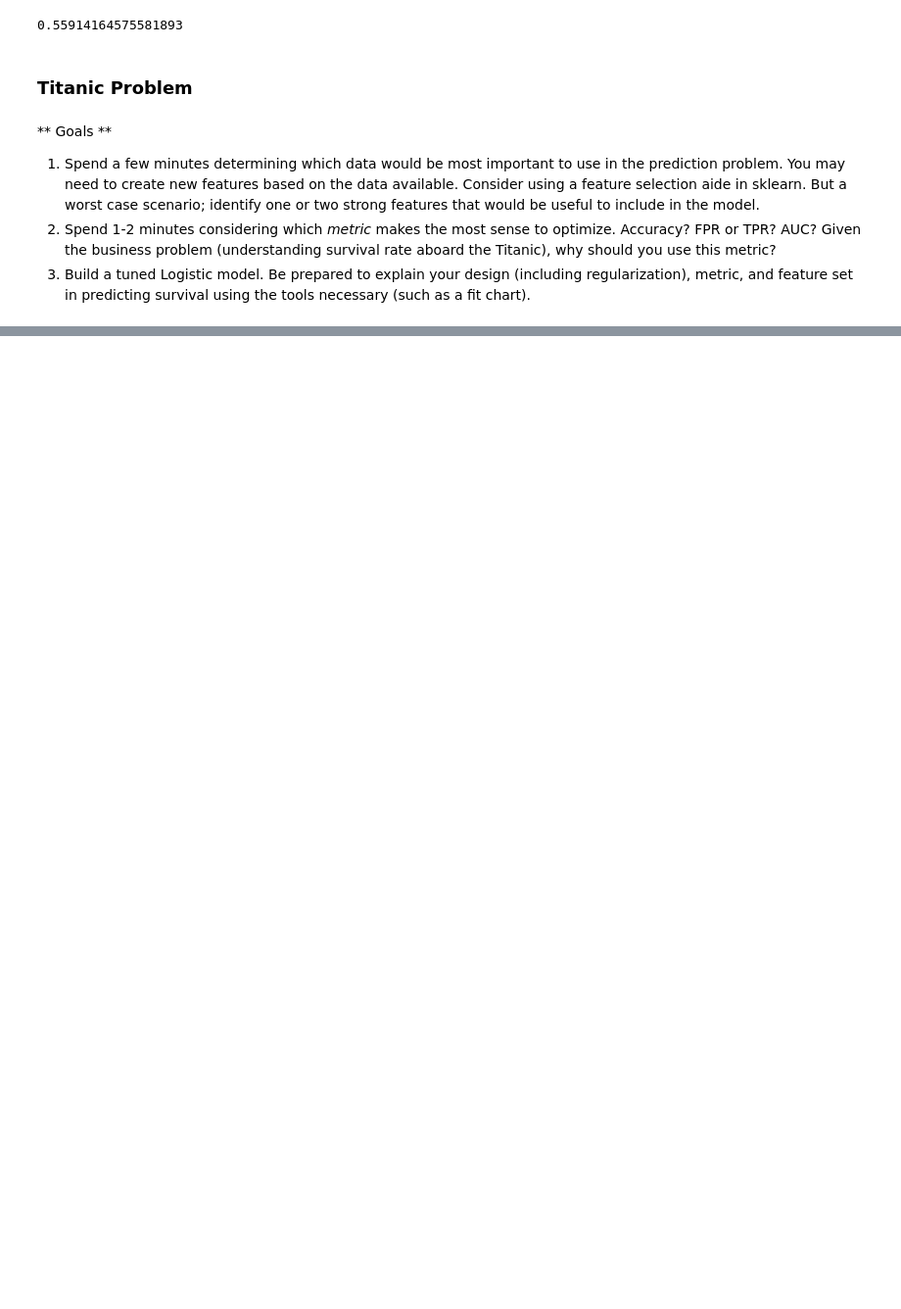
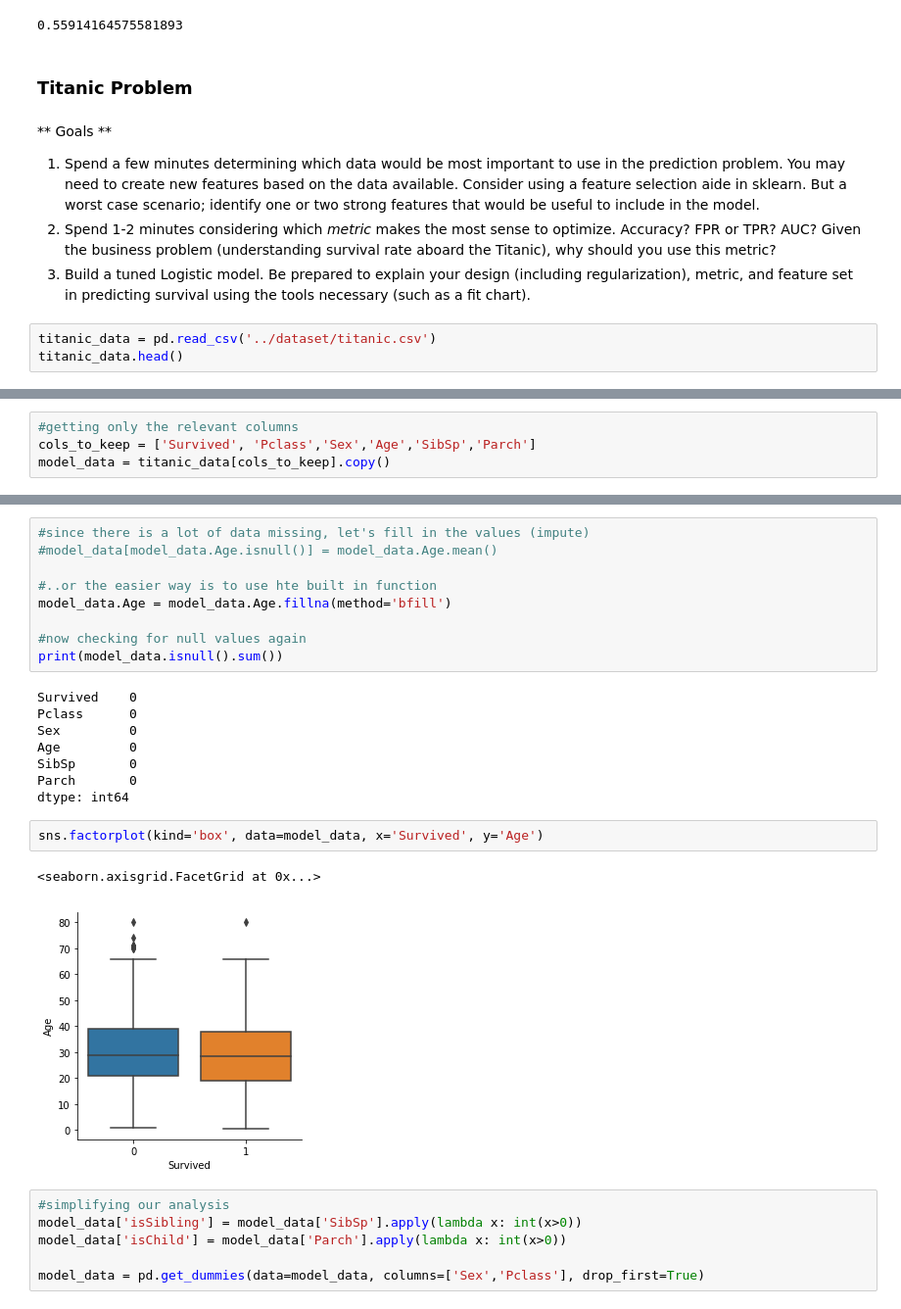
Before and after one commit to mondayrhymer/ga_projects, a Jupyter notebook: lessons/lesson-09/code/starter-code/starter-code-9.ipynb, the cells around one changed output, grey strips where cells are left out. Shown: that part at 98% size. Cells and saved outputs as stored; diff of their text form; blank space fills up the shorter version.

```diff
--- a/lessons/lesson-09/code/starter-code/starter-code-9.ipynb
+++ b/lessons/lesson-09/code/starter-code/starter-code-9.ipynb
@@ -109,3 +117,6 @@ roc_auc_score(df['admit'], lm.predict(feature_set)
 1. Spend a few minutes determining which data would be most important to use in the prediction problem. You may need to create new features based on the data available. Consider using a feature selection aide in sklearn. But a worst case scenario; identify one or two strong features that would be useful to include in the model.
 2. Spend 1-2 minutes considering which _metric_ makes the most sense to optimize. Accuracy? FPR or TPR? AUC? Given the business problem (understanding survival rate aboard the Titanic), why should you use this metric?
 3. Build a tuned Logistic model. Be prepared to explain your design (including regularization), metric, and feature set in predicting survival using the tools necessary (such as a fit chart).
+# %%
+titanic_data = pd.read_csv('../dataset/titanic.csv')
+titanic_data.head()
@@ -111,0 +136,4 @@ roc_auc_score(df['admit'], lm.predict(feature_set)
+# %%
+#getting only the relevant columns
+cols_to_keep = ['Survived', 'Pclass','Sex','Age','SibSp','Parch']
+model_data = titanic_data[cols_to_keep].copy()
@@ -111,0 +153,28 @@ roc_auc_score(df['admit'], lm.predict(feature_set)
+# %%
+#since there is a lot of data missing, let's fill in the values (impute)
+#model_data[model_data.Age.isnull()] = model_data.Age.mean()
+
+#..or the easier way is to use hte built in function
+model_data.Age = model_data.Age.fillna(method='bfill')
+
+#now checking for null values again
+print(model_data.isnull().sum())
+# %% [output]
+Survived    0
+Pclass      0
+Sex         0
+Age         0
+SibSp       0
+Parch       0
+dtype: int64
+# %%
+sns.factorplot(kind='box', data=model_data, x='Survived', y='Age')
+# %% [output]
+<seaborn.axisgrid.FacetGrid at 0x...>
+[figure, added]
+# %%
+#simplifying our analysis
+model_data['isSibling'] = model_data['SibSp'].apply(lambda x: int(x>0))
+model_data['isChild'] = model_data['Parch'].apply(lambda x: int(x>0))
+
+model_data = pd.get_dummies(data=model_data, columns=['Sex','Pclass'], drop_first=True)
```
Also changed, not shown: parts of 15 cells of this notebook, 3 other files.
